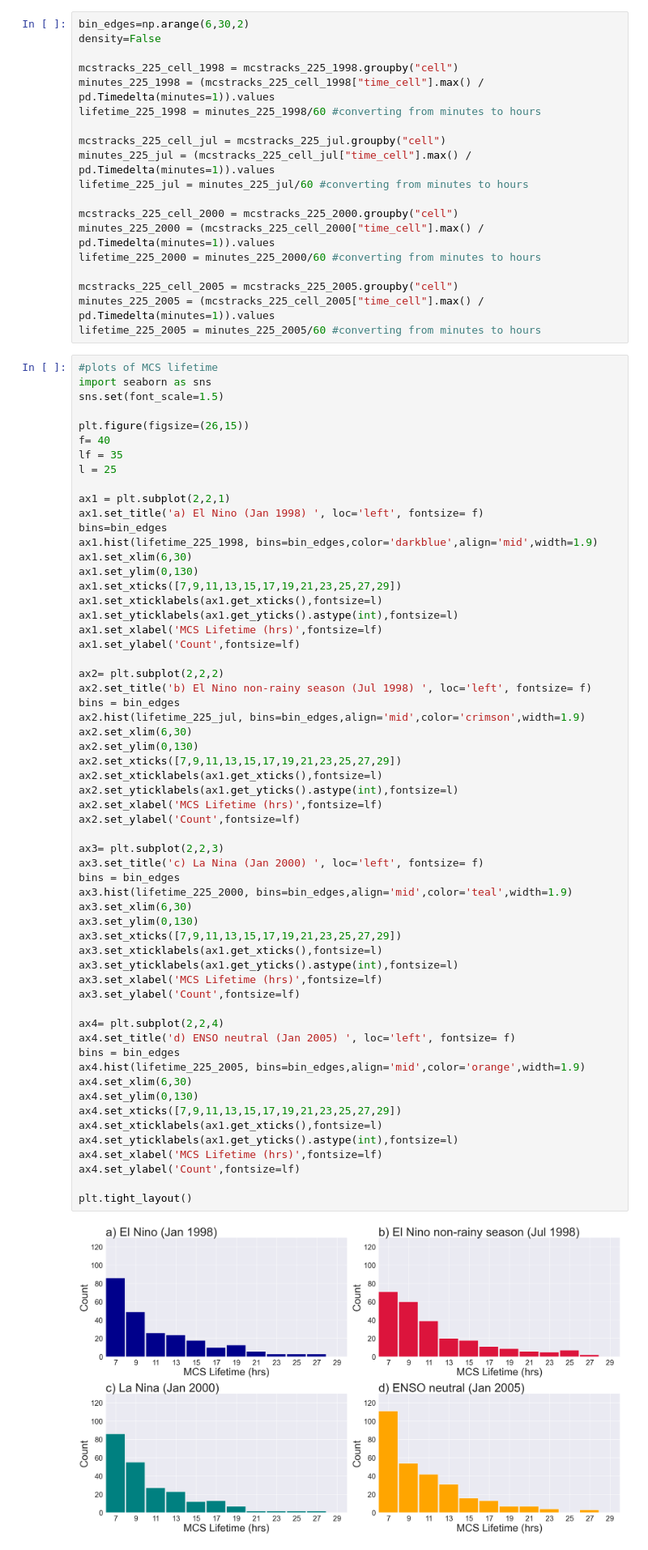
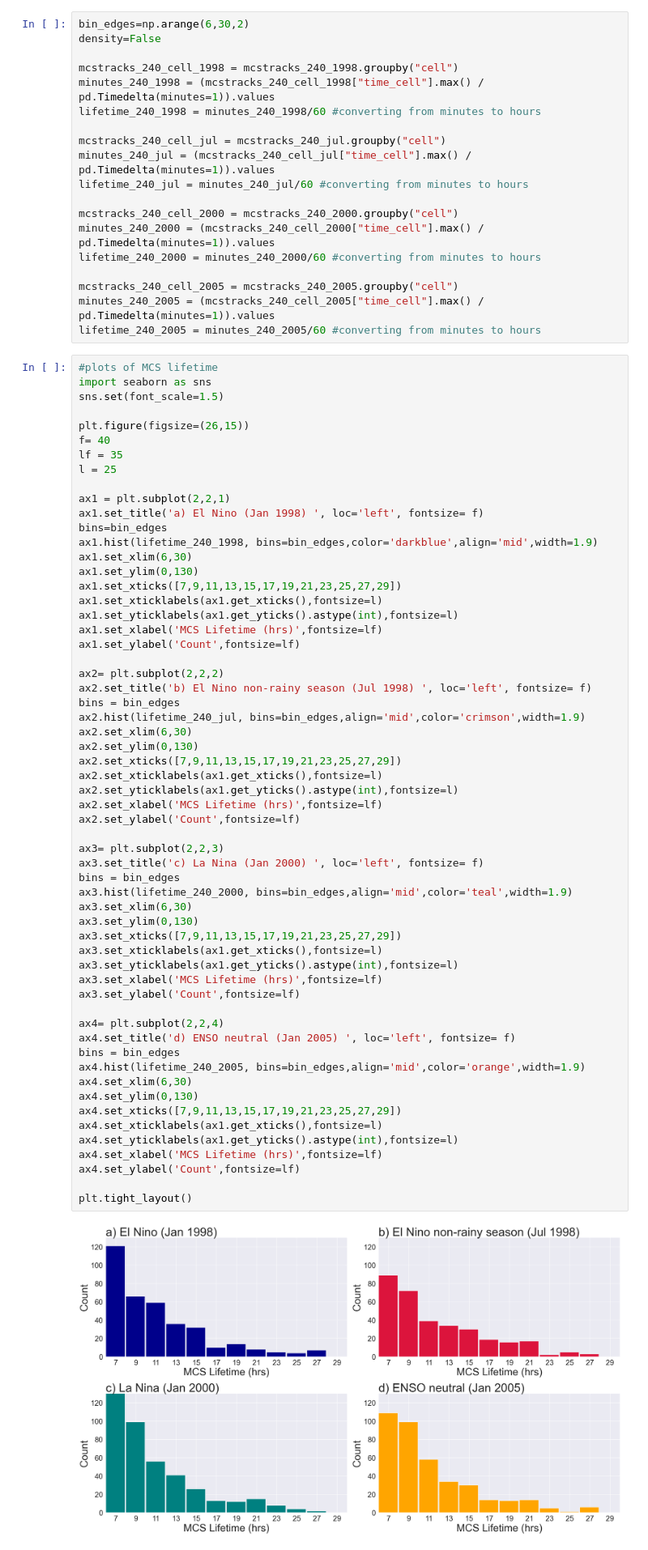
Before and after one commit to harrietgilmour/tobac_sensitivity, a Jupyter notebook: comparison_sensitivity_analysis.ipynb, the cells around one changed output. Shown at 81% size. Saved outputs shown, nothing was run; the diff lists cells and outputs as text.

```diff
--- a/comparison_sensitivity_analysis.ipynb
+++ b/comparison_sensitivity_analysis.ipynb
@@ -439,21 +441,21 @@ plt.tight_layout()
 bin_edges=np.arange(6,30,2)
 density=False
 
-mcstracks_225_cell_1998 = mcstracks_225_1998.groupby("cell")
-minutes_225_1998 = (mcstracks_225_cell_1998["time_cell"].max() / pd.Timedelta(minutes=1)).values
-lifetime_225_1998 = minutes_225_1998/60 #converting from minutes to hours
+mcstracks_240_cell_1998 = mcstracks_240_1998.groupby("cell")
+minutes_240_1998 = (mcstracks_240_cell_1998["time_cell"].max() / pd.Timedelta(minutes=1)).values
+lifetime_240_1998 = minutes_240_1998/60 #converting from minutes to hours
 
-mcstracks_225_cell_jul = mcstracks_225_jul.groupby("cell")
-minutes_225_jul = (mcstracks_225_cell_jul["time_cell"].max() / pd.Timedelta(minutes=1)).values
-lifetime_225_jul = minutes_225_jul/60 #converting from minutes to hours
+mcstracks_240_cell_jul = mcstracks_240_jul.groupby("cell")
+minutes_240_jul = (mcstracks_240_cell_jul["time_cell"].max() / pd.Timedelta(minutes=1)).values
+lifetime_240_jul = minutes_240_jul/60 #converting from minutes to hours
 
-mcstracks_225_cell_2000 = mcstracks_225_2000.groupby("cell")
-minutes_225_2000 = (mcstracks_225_cell_2000["time_cell"].max() / pd.Timedelta(minutes=1)).values
-lifetime_225_2000 = minutes_225_2000/60 #converting from minutes to hours
+mcstracks_240_cell_2000 = mcstracks_240_2000.groupby("cell")
+minutes_240_2000 = (mcstracks_240_cell_2000["time_cell"].max() / pd.Timedelta(minutes=1)).values
+lifetime_240_2000 = minutes_240_2000/60 #converting from minutes to hours
 
-mcstracks_225_cell_2005 = mcstracks_225_2005.groupby("cell")
-minutes_225_2005 = (mcstracks_225_cell_2005["time_cell"].max() / pd.Timedelta(minutes=1)).values
-lifetime_225_2005 = minutes_225_2005/60 #converting from minutes to hours
+mcstracks_240_cell_2005 = mcstracks_240_2005.groupby("cell")
+minutes_240_2005 = (mcstracks_240_cell_2005["time_cell"].max() / pd.Timedelta(minutes=1)).values
+lifetime_240_2005 = minutes_240_2005/60 #converting from minutes to hours
 # %%
 #plots of MCS lifetime
 import seaborn as sns
@@ -467,7 +469,7 @@ l = 25
 ax1 = plt.subplot(2,2,1)
 ax1.set_title('a) El Nino (Jan 1998) ', loc='left', fontsize= f)
 bins=bin_edges
-ax1.hist(lifetime_225_1998, bins=bin_edges,color='darkblue',align='mid',width=1.9)
+ax1.hist(lifetime_240_1998, bins=bin_edges,color='darkblue',align='mid',width=1.9)
 ax1.set_xlim(6,30)
 ax1.set_ylim(0,130)
 ax1.set_xticks([7,9,11,13,15,17,19,21,23,25,27,29])
@@ -479,39 +481,39 @@ ax1.set_ylabel('Count',fontsize=lf)
 ax2= plt.subplot(2,2,2)
 ax2.set_title('b) El Nino non-rainy season (Jul 1998) ', loc='left', fontsize= f)
 bins = bin_edges
-ax2.hist(lifetime_225_jul, bins=bin_edges,align='mid',color='crimson',width=1.9)
+ax2.hist(lifetime_240_jul, bins=bin_edges,align='mid',color='crimson',width=1.9)
 ax2.set_xlim(6,30)
 ax2.set_ylim(0,130)
 ax2.set_xticks([7,9,11,13,15,17,19,21,23,25,27,29])
 ax2.set_xticklabels(ax1.get_xticks(),fontsize=l)
 ax2.set_yticklabels(ax1.get_yticks().astype(int),fontsize=l)
 ax2.set_xlabel('MCS Lifetime (hrs)',fontsize=lf)
 ax2.set_ylabel('Count',fontsize=lf)
 
 ax3= plt.subplot(2,2,3)
 ax3.set_title('c) La Nina (Jan 2000) ', loc='left', fontsize= f)
 bins = bin_edges
-ax3.hist(lifetime_225_2000, bins=bin_edges,align='mid',color='teal',width=1.9)
+ax3.hist(lifetime_240_2000, bins=bin_edges,align='mid',color='teal',width=1.9)
 ax3.set_xlim(6,30)
 ax3.set_ylim(0,130)
 ax3.set_xticks([7,9,11,13,15,17,19,21,23,25,27,29])
 ax3.set_xticklabels(ax1.get_xticks(),fontsize=l)
 ax3.set_yticklabels(ax1.get_yticks().astype(int),fontsize=l)
 ax3.set_xlabel('MCS Lifetime (hrs)',fontsize=lf)
 ax3.set_ylabel('Count',fontsize=lf)
 
 ax4= plt.subplot(2,2,4)
 ax4.set_title('d) ENSO neutral (Jan 2005) ', loc='left', fontsize= f)
 bins = bin_edges
-ax4.hist(lifetime_225_2005, bins=bin_edges,align='mid',color='orange',width=1.9)
+ax4.hist(lifetime_240_2005, bins=bin_edges,align='mid',color='orange',width=1.9)
 ax4.set_xlim(6,30)
 ax4.set_ylim(0,130)
 ax4.set_xticks([7,9,11,13,15,17,19,21,23,25,27,29])
 ax4.set_xticklabels(ax1.get_xticks(),fontsize=l)
 ax4.set_yticklabels(ax1.get_yticks().astype(int),fontsize=l)
 ax4.set_xlabel('MCS Lifetime (hrs)',fontsize=lf)
 ax4.set_ylabel('Count',fontsize=lf)
 
 plt.tight_layout()
 # %% [output]
-[figure, old version]
+[figure, new version]
```
Also changed, not shown: parts of 19 cells of this notebook.
